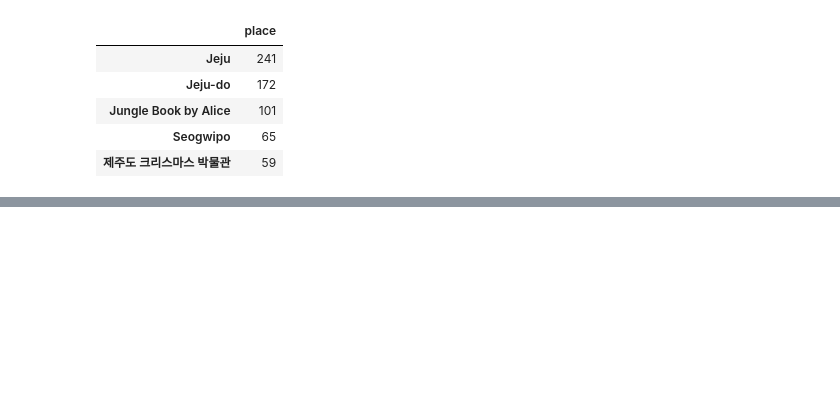
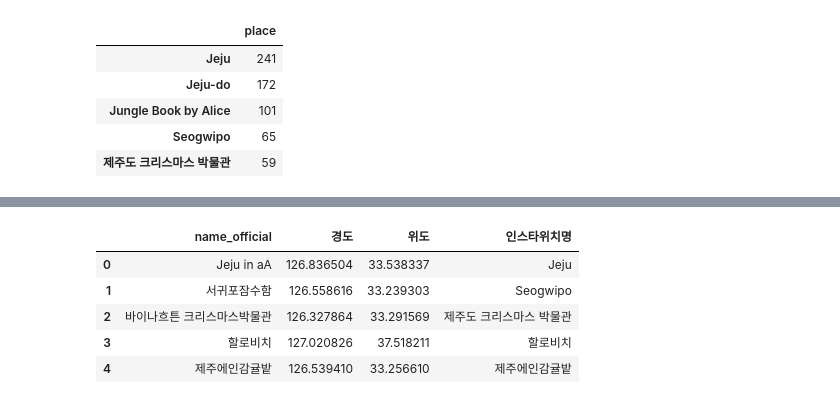
Before and after one commit to powpoww/TIL, a Jupyter notebook: 수업/데이터플랫폼/데이터분석실무_파이썬/5_Jeju_Hotplace_3_ex_map.ipynb, the cells around one changed output, grey strips where cells are left out. Saved outputs shown, nothing was run; the diff lists cells and outputs as text; code cells hidden in the pictures; blank space fills up the shorter version.

```diff
--- a/수업/데이터플랫폼/데이터분석실무_파이썬/5_Jeju_Hotplace_3_ex_map.ipynb
+++ b/수업/데이터플랫폼/데이터분석실무_파이썬/5_Jeju_Hotplace_3_ex_map.ipynb
@@ -26,0 +159,9 @@ list(location_counts_df.index)
+# %%
+location_inform_df.head()
+# %% [output]
+|  | name_official | 경도 | 위도 | 인스타위치명 |
+| 0 | Jeju in aA | 126.836504 | 33.538337 | Jeju |
+| 1 | 서귀포잠수함 | 126.558616 | 33.239303 | Seogwipo |
+| 2 | 바이나흐튼 크리스마스박물관 | 126.327864 | 33.291569 | 제주도 크리스마스 박물관 |
+| 3 | 할로비치 | 127.020826 | 37.518211 | 할로비치 |
+| 4 | 제주에인감귤밭 | 126.539410 | 33.256610 | 제주에인감귤밭 |
```
Also changed, not shown: parts of 23 cells of this notebook, 3 other files.
